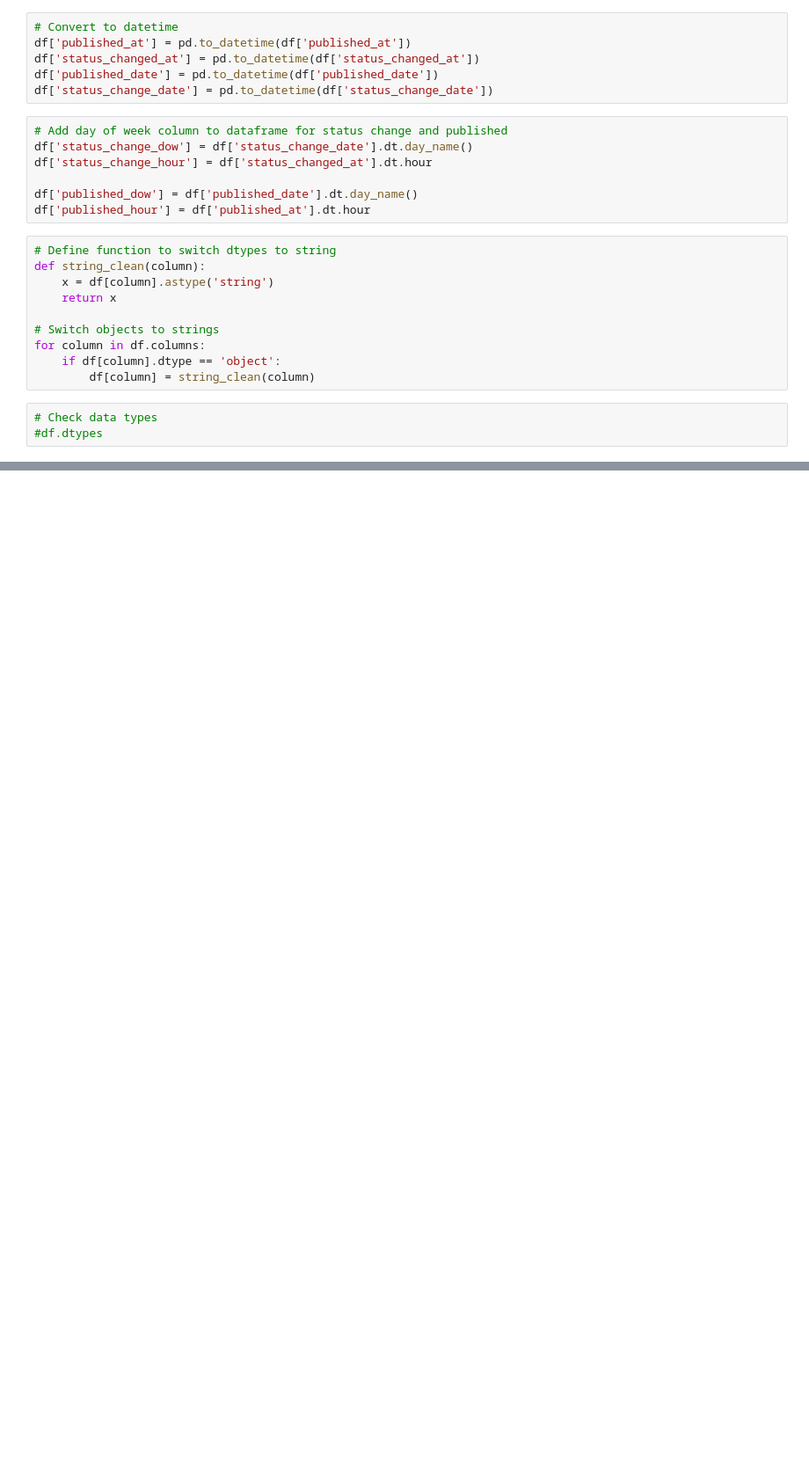
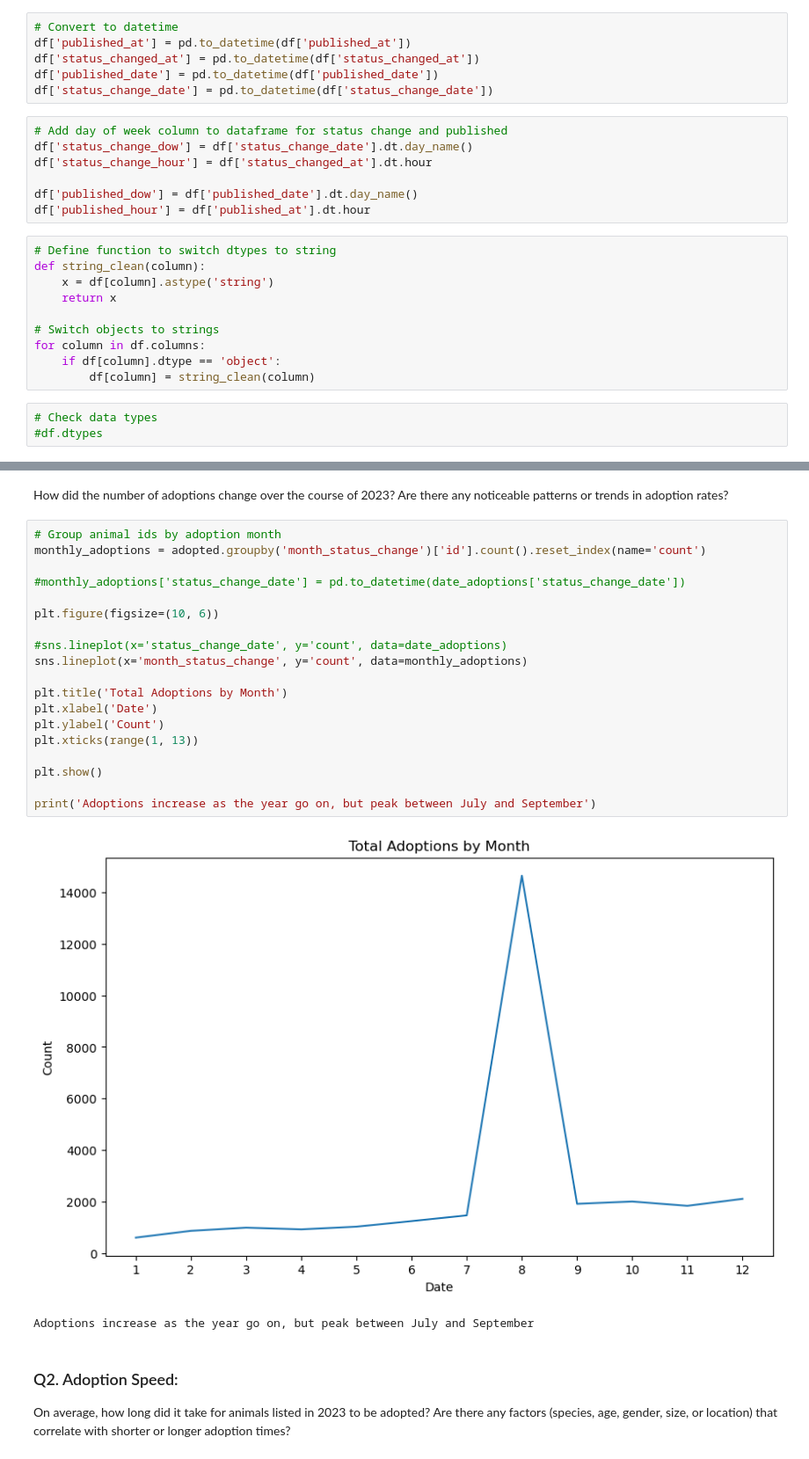
Before and after one commit to elisianguyen/2023-Tennessee-Adoption-Dynamics, a Jupyter notebook: notebooks/all_animal_adoptions_analysis_mvp.ipynb, the cells around one changed output, grey strips where cells are left out. Shown at 88% size. Cells and saved outputs as stored; diff of their text form; blank space fills up the shorter version.

Commit message:
cleaned more data & reorganized notebook + started dash

```diff
--- a/notebooks/all_animal_adoptions_analysis_mvp.ipynb
+++ b/notebooks/all_animal_adoptions_analysis_mvp.ipynb
@@ -1182,0 +157,27 @@ count_adopted
+# %% [markdown]
+How did the number of adoptions change over the course of 2023? Are there any noticeable patterns or trends in adoption rates?
+# %%
+# Group animal ids by adoption month
+monthly_adoptions = adopted.groupby('month_status_change')['id'].count().reset_index(name='count')
+
+#monthly_adoptions['status_change_date'] = pd.to_datetime(date_adoptions['status_change_date'])
+
+plt.figure(figsize=(10, 6))
+
+#sns.lineplot(x='status_change_date', y='count', data=date_adoptions)
+sns.lineplot(x='month_status_change', y='count', data=monthly_adoptions)
+
+plt.title('Total Adoptions by Month')
+plt.xlabel('Date')
+plt.ylabel('Count')
+plt.xticks(range(1, 13))
+
+plt.show()
+
+print('Adoptions increase as the year go on, but peak between July and September')
+# %% [output]
+[figure, added]
+Adoptions increase as the year go on, but peak between July and September
+# %% [markdown]
+### Q2. Adoption Speed:
+On average, how long did it take for animals listed in 2023 to be adopted? Are there any factors (species, age, gender, size, or location) that correlate with shorter or longer adoption times?
```
Also changed, not shown: parts of 183 cells of this notebook, 3 other files.
